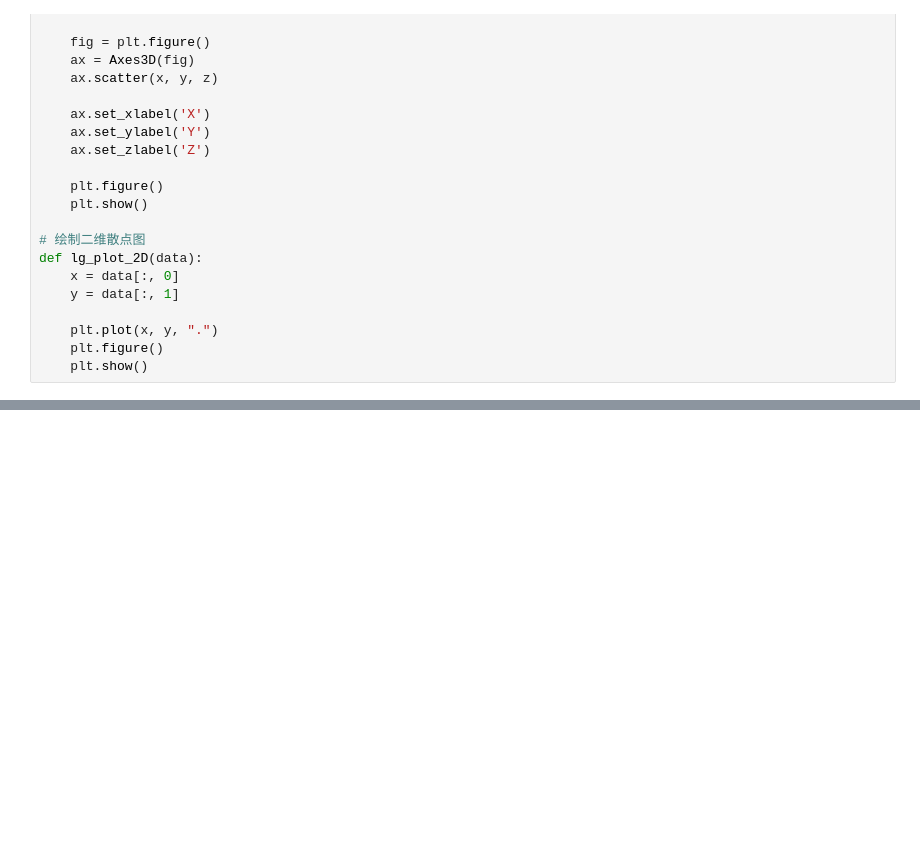
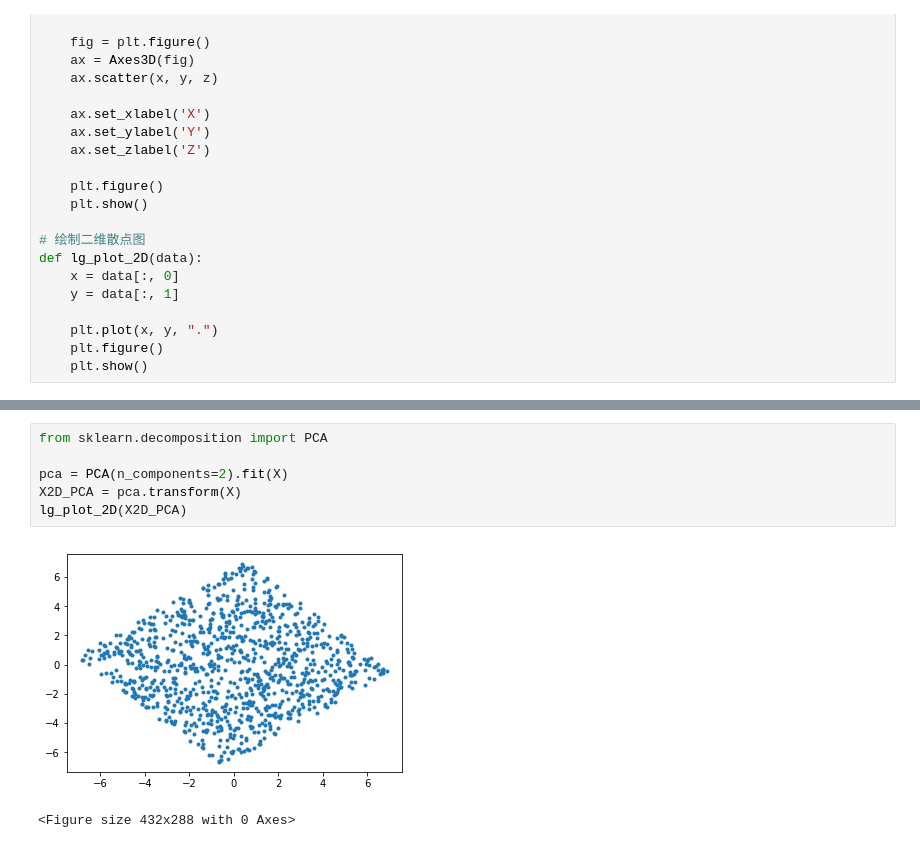
Before and after one commit to ligang945/hands_on_machine_learning_with_scikit_learn_and_tensorflow, a Jupyter notebook: ch8 PCA.ipynb, the cells around one changed output, grey strips where cells are left out. Cells and saved outputs as stored; diff of their text form; blank space fills up the shorter version.

```diff
--- a/ch8 PCA.ipynb
+++ b/ch8 PCA.ipynb
@@ -111 +111,10 @@ lg_plot_2D(Xs2D)
 <Figure size 432x288 with 0 Axes>
+# %%
+from sklearn.decomposition import PCA
+
+pca = PCA(n_components=2).fit(X)
+X2D_PCA = pca.transform(X)
+lg_plot_2D(X2D_PCA)
+# %% [output]
+[figure, added]
+<Figure size 432x288 with 0 Axes>
```
Also changed, not shown: parts of 8 cells of this notebook.
